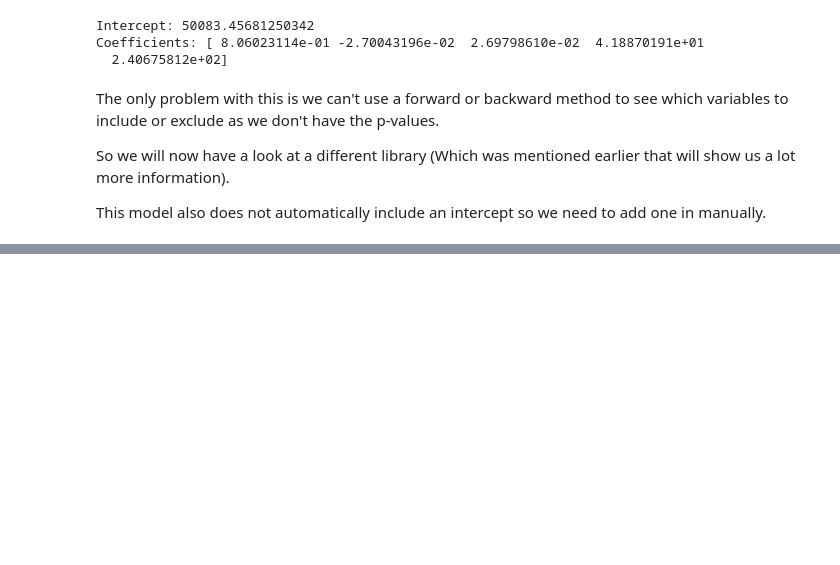
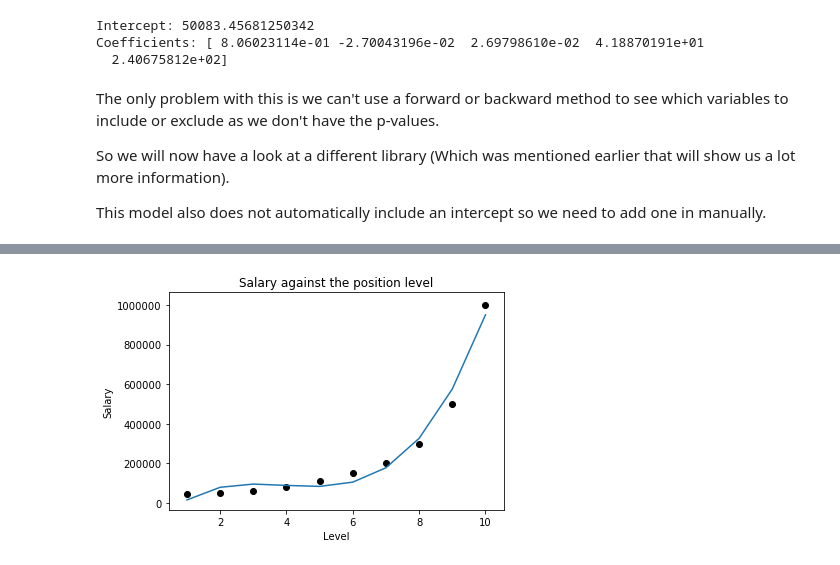
Before and after one commit to Poissonza/Python-Tutorial-Notes, a Jupyter notebook: 2 SKLearn Machine Learning.ipynb, the cells around one changed output, grey strips where cells are left out. Drawn from its saved outputs; the diff is of its cells as text; code cells hidden in the pictures; blank space fills up the shorter version.

```diff
--- a/2 SKLearn Machine Learning.ipynb
+++ b/2 SKLearn Machine Learning.ipynb
@@ -170,0 +209,19 @@ From this point we can keep reruning the models until we have removed all of the
+# %%
+y = dataset.loc[:,'Salary'].values
+x = dataset.loc[:,'Level'].values
+from sklearn.preprocessing import PolynomialFeatures
+poly_reg = PolynomialFeatures(degree=3)
+
+x_poly = poly_reg.fit_transform(x.reshape(-1,1))
+pd.DataFrame(x_poly)
+
+slregressor.fit(x_poly,y)
+
+plt.plot(x,slregressor.predict(x_poly))
+plt.xlabel("Level")
+plt.ylabel("Salary")
+plt.title("Salary against the position level")
+plt.scatter(x,y,c='black')
+plt.show()
+# %% [output]
+[figure, added]
```
Also changed, not shown: parts of 21 cells of this notebook, 1 other file.
